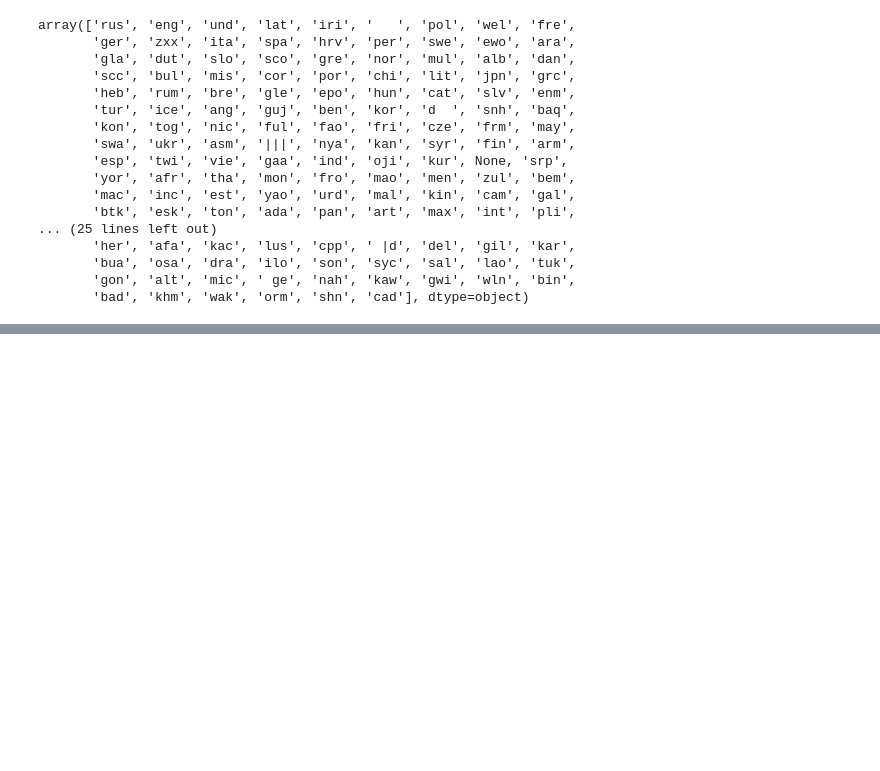
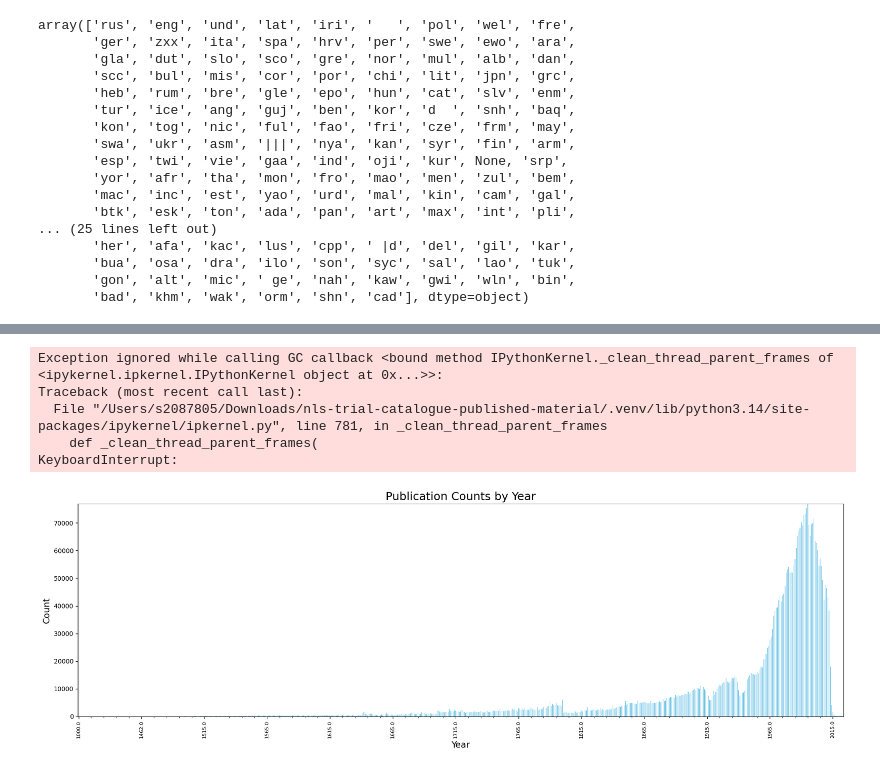
Before and after one commit to terrales/AIP_NLS_data, a Jupyter notebook: data_cleaning.ipynb, the cells around one changed output, grey strips where cells are left out. Saved outputs shown, nothing was run; the diff lists cells and outputs as text; code cells hidden in the pictures; blank space fills up the shorter version.

Commit message:
fixed issue with dates, did more eda on languages

```diff
--- a/data_cleaning.ipynb
+++ b/data_cleaning.ipynb
@@ -82,0 +92,7 @@ array(['rus', 'eng', 'und', 'lat', 'iri', '   ', 'pol', 'wel', 'fre',
+# %%
+import json
+import numpy as np
+
+# Loading dict to map language codes to full language names
+with open('../nls-catalogue-published-material/language_codes.json', 'r') as f:
+    lang_code_map = json.load(f)
@@ -147,0 +326,35 @@ data_cleaned, data_stats = clean_and_analyze(data)
+# %%
+import matplotlib.pyplot as plt
+import matplotlib.ticker as ticker
+import numpy as np
+
+# Visualize the most common publication years (extracting year from 'Date')
+data_cleaned['year'] = data_cleaned['date'].str.extract(r'(\d{4})').astype(float)
+# Only show years between 1000 and current year
+current_year = int(pd.Timestamp.now().year)
+valid_years = data_cleaned['year'].dropna()
+valid_years = valid_years[(valid_years >= 1000) & (valid_years <= current_year)]
+top_years = valid_years.value_counts().sort_index()
+# Show only the first 1600 years if desired
+top_years = top_years.head(1600)
+# Plot with improved readability
+fig, ax = plt.subplots(figsize=(18,6))
+top_years.plot(kind='bar', ax=ax, color='skyblue')
+ax.set_title('Publication Counts by Year', fontsize=18)
+ax.set_xlabel('Year', fontsize=14)
+ax.set_ylabel('Count', fontsize=14)
+# Show every 50th year label for clarity
+ax.xaxis.set_major_locator(ticker.MultipleLocator(50))
+ax.xaxis.set_minor_locator(ticker.MultipleLocator(10))
+ax.tick_params(axis='x', labelrotation=90, labelsize=8)
+# Optionally, limit y-axis for better scaling
+ax.set_ylim(0, np.percentile(top_years.values, 99)*1.1)
+plt.tight_layout()
+plt.show()
+# %% [output]
+Exception ignored while calling GC callback <bound method IPythonKernel._clean_thread_parent_frames of <ipykernel.ipkernel.IPythonKernel object at 0x...>>:
+Traceback (most recent call last):
+  File "/Users/s2087805/Downloads/nls-trial-catalogue-published-material/.venv/lib/python3.14/site-packages/ipykernel/ipkernel.py", line 781, in _clean_thread_parent_frames
+    def _clean_thread_parent_frames(
+KeyboardInterrupt:
+[figure, added]
```
Also changed, not shown: parts of 13 cells of this notebook, 1 other file.
